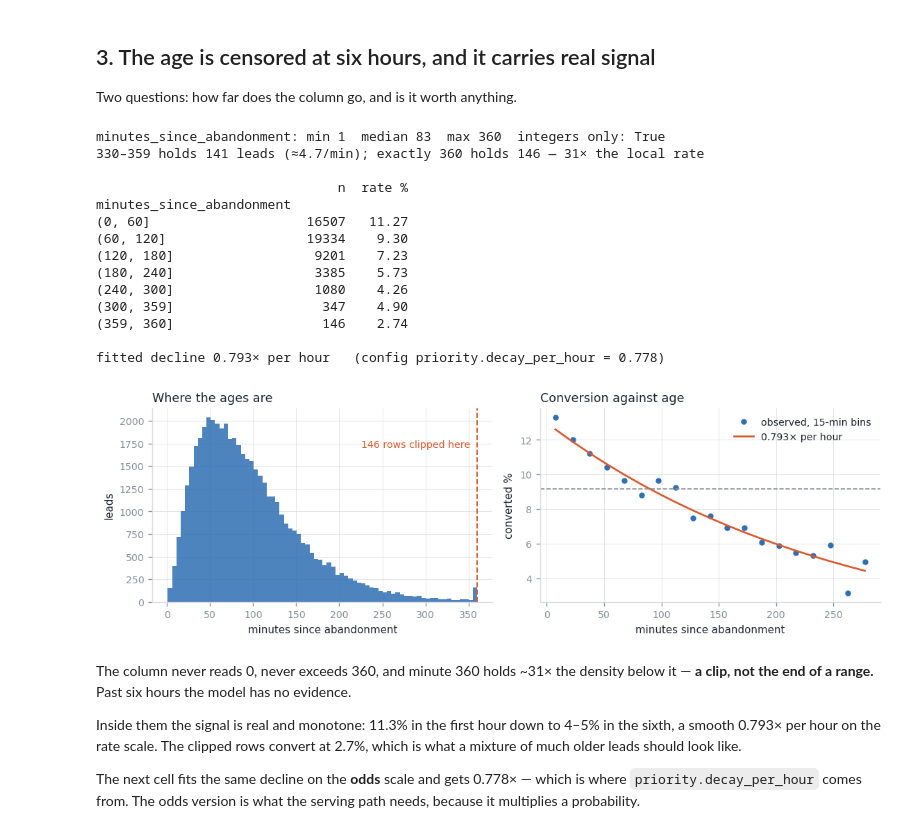
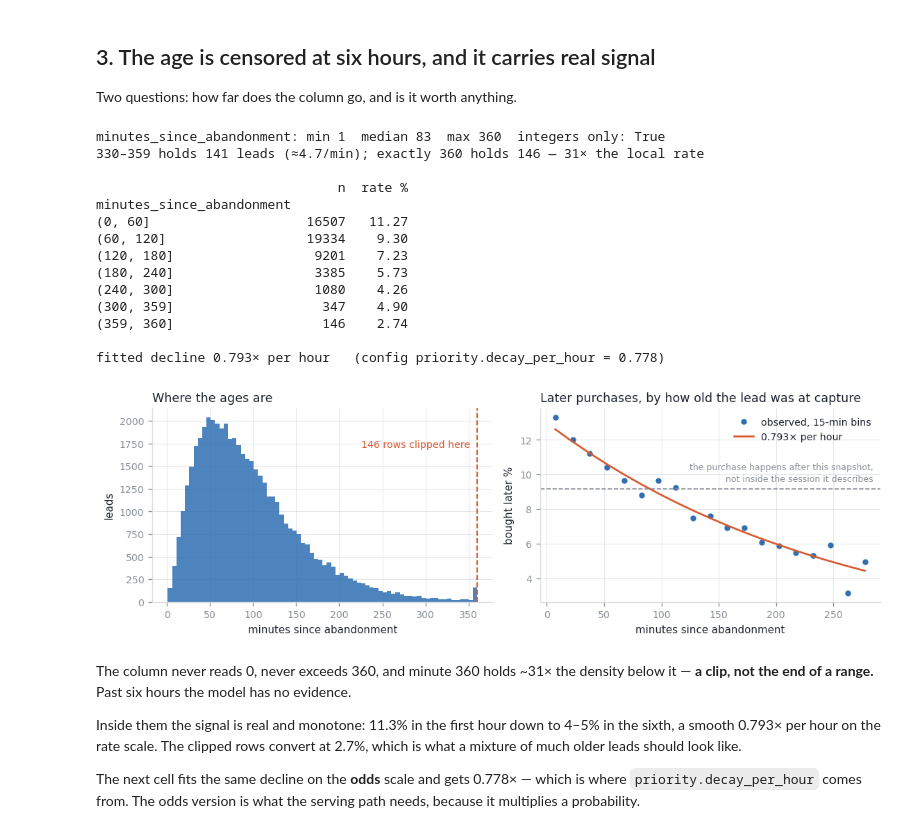
Before and after one commit to ftmkk/priority-engine, a Jupyter notebook: notebooks/02_record_generation.ipynb, the cells around one changed output. Cells and saved outputs as stored; diff of their text form; code cells hidden in the pictures.

```diff
--- a/notebooks/02_record_generation.ipynb
+++ b/notebooks/02_record_generation.ipynb
@@ -159,36 +150,40 @@ axes[0].annotate(f"{int((df[M] == 360).sum())} rows clipped here",
                  (SUPPORT, axes[0].get_ylim()[1] * 0.8), xytext=(-6, 0),
                  textcoords="offset points", ha="right", fontsize=8.5, color=CORAL)
 axes[0].set_title("Where the ages are"); axes[0].set_xlabel("minutes since abandonment")
 axes[0].set_ylabel("leads")
 
 axes[1].plot(x, g["rate"] * 100, "o", color=BLUE, ms=4, label="observed, 15-min bins")
 axes[1].plot(x, np.exp(np.polyval(np.polyfit(x, np.log(g["rate"]), 1, w=np.sqrt(g["n"])), x)) * 100,
              color=CORAL, lw=1.6, label=f"{np.exp(slope * 60):.3f}× per hour")
 axes[1].axhline(df[Y].mean() * 100, ls="--", lw=1, color=MUTED)
-axes[1].set_title("Conversion against age"); axes[1].set_xlabel("minutes since abandonment")
-axes[1].set_ylabel("converted %"); axes[1].legend()
+axes[1].set_title("Later purchases, by how old the lead was at capture")
+axes[1].set_xlabel("minutes since abandonment")
+axes[1].set_ylabel("bought later %"); axes[1].legend()
+axes[1].annotate("the purchase happens after this snapshot,\nnot inside the session it describes",
+                 (0.98, 0.72), xycoords="axes fraction", ha="right", va="top",
+                 fontsize=7.5, color=MUTED, linespacing=1.4)
 save(fig, "02_age_curve")
 
 t["rate %"] = (t["rate"] * 100).round(2)
 print(t[["n", "rate %"]].to_string())
 print(f"\nfitted decline {np.exp(slope * 60):.3f}× per hour   "
       f"(config priority.decay_per_hour = {CFG['priority']['decay_per_hour']})")
 # %% [output]
 minutes_since_abandonment: min 1  median 83  max 360  integers only: True
 330–359 holds 141 leads (≈4.7/min); exactly 360 holds 146 — 31× the local rate
 
                                n  rate %
 minutes_since_abandonment
 (0, 60]                    16507   11.27
 (60, 120]                  19334    9.30
 (120, 180]                  9201    7.23
 (180, 240]                  3385    5.73
 (240, 300]                  1080    4.26
 (300, 359]                   347    4.90
 (359, 360]                   146    2.74
 
 fitted decline 0.793× per hour   (config priority.decay_per_hour = 0.778)
-[figure, old version]
+[figure, new version]
 # %% [markdown]
 The column never reads 0, never exceeds 360, and minute 360 holds ~31× the density below
 it — **a clip, not the end of a range.** Past six hours the model has no evidence.
```
Also changed, not shown: parts of 7 cells of this notebook, 13 other files.
